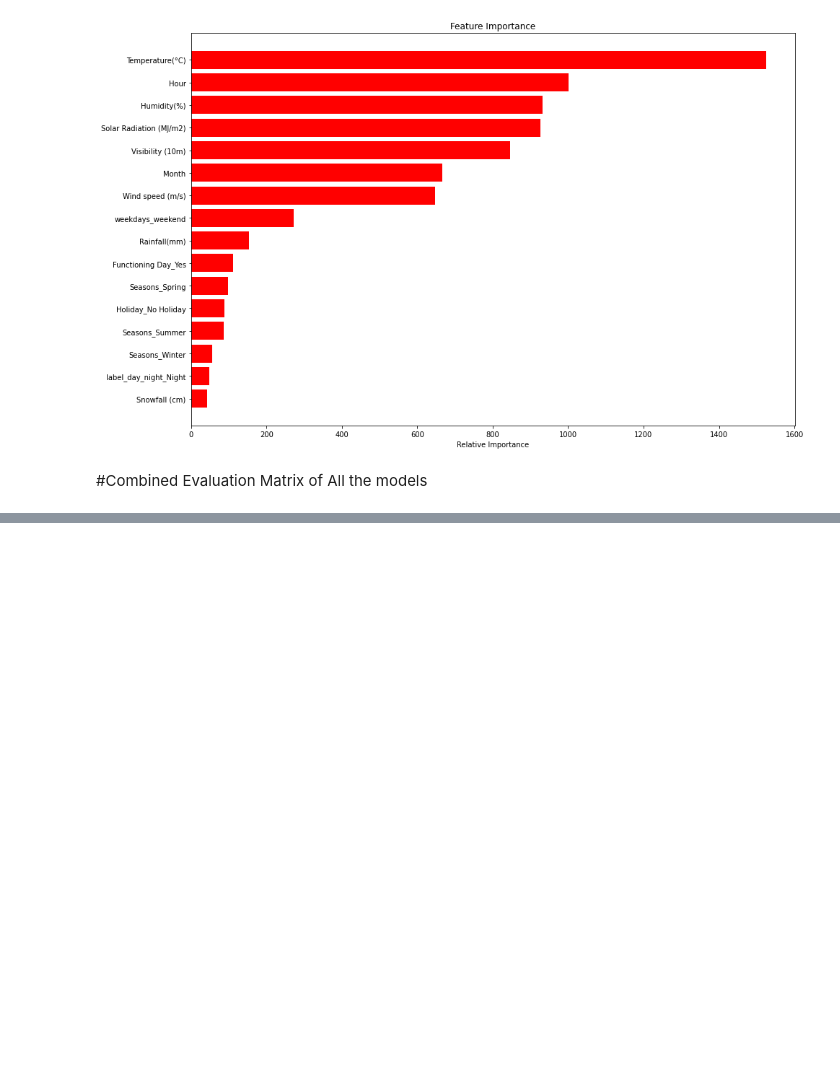
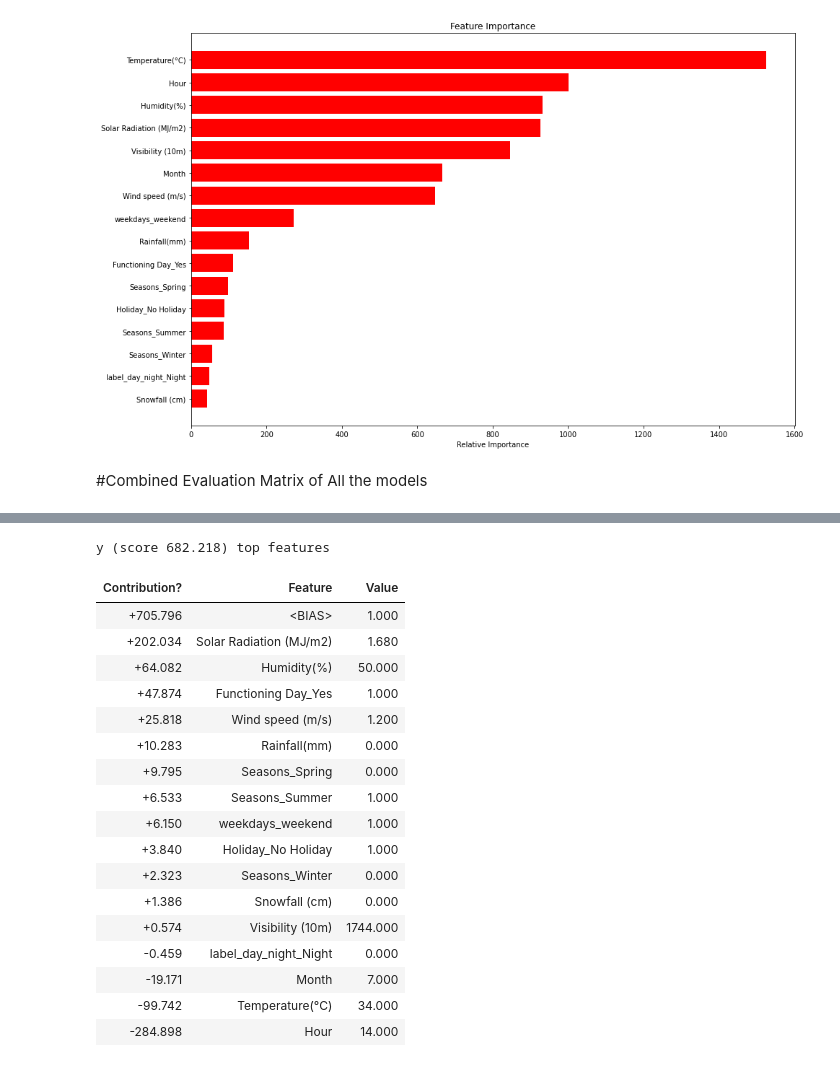
Before and after one commit to rohitrv8922/Bike-Sharing-Demand-Prediction, a Jupyter notebook: ROHIT_VERMA_(Bike_Sharing_Demand_Prediction_Capstone_Project).ipynb, the cells around one changed output, grey strips where cells are left out. Saved outputs shown, nothing was run; the diff lists cells and outputs as text; code cells hidden in the pictures; blank space fills up the shorter version.

```diff
--- a/ROHIT_VERMA_(Bike_Sharing_Demand_Prediction_Capstone_Project).ipynb
+++ b/ROHIT_VERMA_(Bike_Sharing_Demand_Prediction_Capstone_Project).ipynb
@@ -1224,0 +1334,4 @@ ValueError: ignored
+# %%
+feature_names=list(X_test.columns)
+# %%
+for_instance=2
@@ -1224,0 +1359,25 @@ ValueError: ignored
+# %%
+#eli5 for lgbr model
+eli.show_prediction(lgbr_grid.best_estimator_, X_test.reset_index(drop=True).loc[[for_instance]],
+                    feature_names=feature_names,
+                    show_feature_values=True)
+# %% [output]
+y (score 682.218) top features
+| Contribution? | Feature | Value |
+| +705.796 | <BIAS> | 1.000 |
+| +202.034 | Solar Radiation (MJ/m2) | 1.680 |
+| +64.082 | Humidity(%) | 50.000 |
+| +47.874 | Functioning Day_Yes | 1.000 |
+| +25.818 | Wind speed (m/s) | 1.200 |
+| +10.283 | Rainfall(mm) | 0.000 |
+| +9.795 | Seasons_Spring | 0.000 |
+| +6.533 | Seasons_Summer | 1.000 |
+| +6.150 | weekdays_weekend | 1.000 |
+| +3.840 | Holiday_No Holiday | 1.000 |
+| +2.323 | Seasons_Winter | 0.000 |
+| +1.386 | Snowfall (cm) | 0.000 |
+| +0.574 | Visibility (10m) | 1744.000 |
+| -0.459 | label_day_night_Night | 0.000 |
+| -19.171 | Month | 7.000 |
+| -99.742 | Temperature(°C) | 34.000 |
+| -284.898 | Hour | 14.000 |
```
Also changed, not shown: parts of 31 cells of this notebook.
